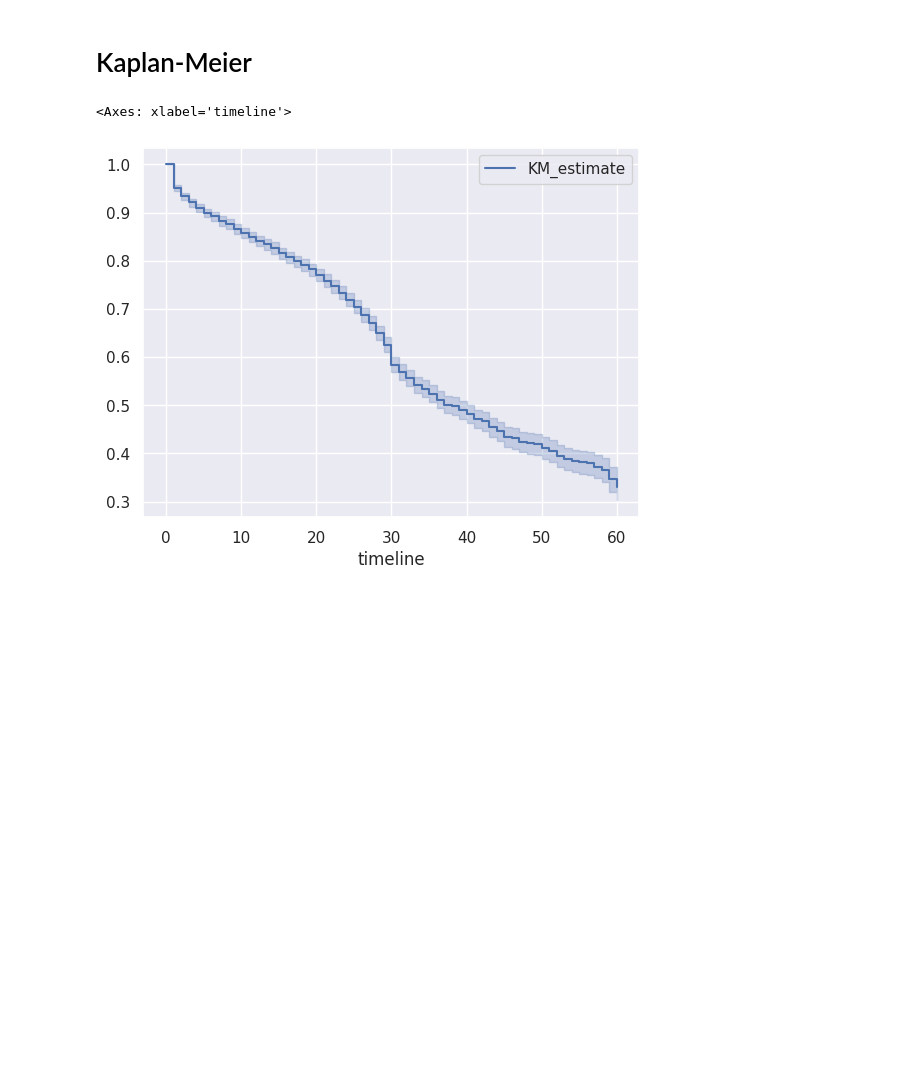
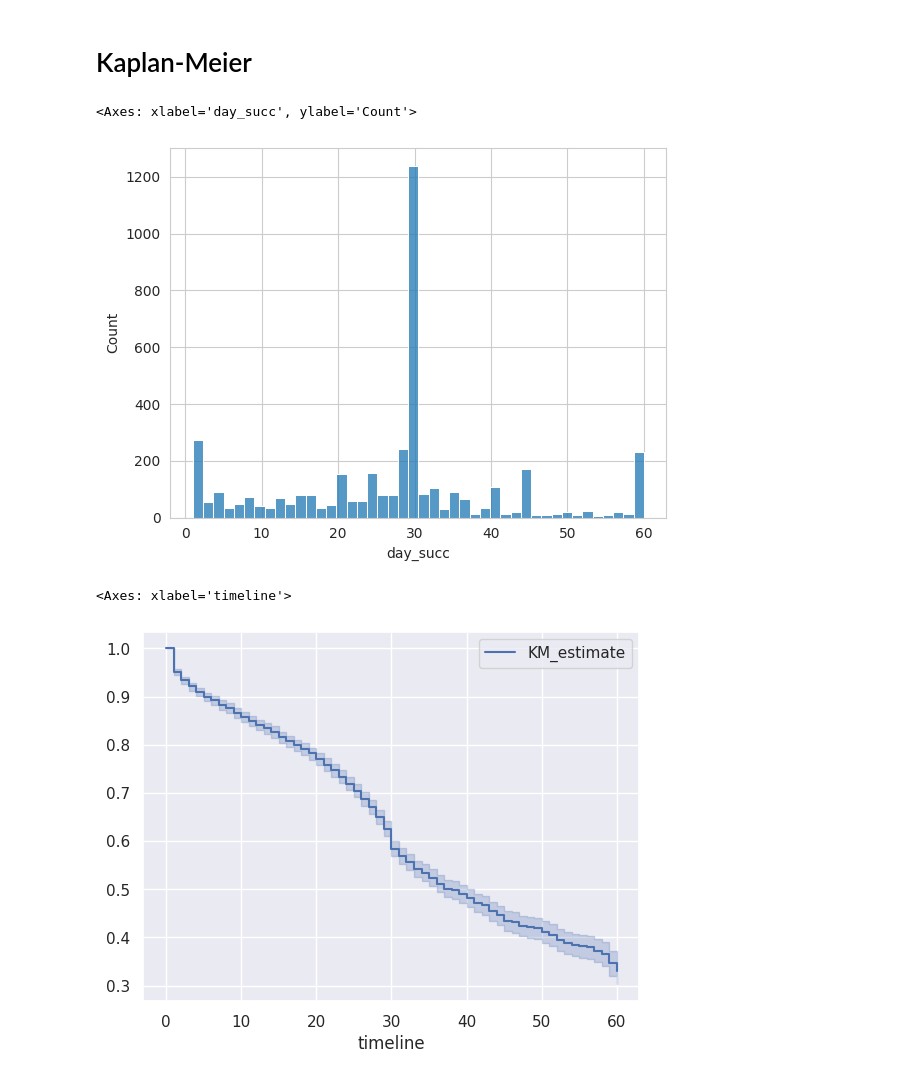
Before and after one commit to Ab2nour/kickstarter-project-analysis, a Jupyter notebook: src/analyse_exploratoire.ipynb, the cells around one changed output. Drawn from its saved outputs; the diff is of its cells as text; code cells hidden in the pictures; blank space fills up the shorter version.

```diff
--- a/src/analyse_exploratoire.ipynb
+++ b/src/analyse_exploratoire.ipynb
@@ -19,7 +19,8 @@ np.random.seed(0)
 sns.set_theme()
 # %%
 df = pd.read_csv(
-    "../data/kickstarter_1.csv",
+    "../data/kickst"
+    "arter_1.csv",
     parse_dates=True,
 )
 # %% [markdown]
@@ -130,5 +217,10 @@ Nous avons 11 variables catégoriques, 16 variables quantitatives (dont 15 enti
 # %% [markdown]
 # Kaplan-Meier
+# %%
+sns.histplot(df["day_succ"])
+# %% [output]
+<Axes: xlabel='day_succ', ylabel='Count'>
+[figure, added]
 # %%
 from lifelines import KaplanMeierFitter
 
```
Also changed, not shown: parts of 1 cell of this notebook.
